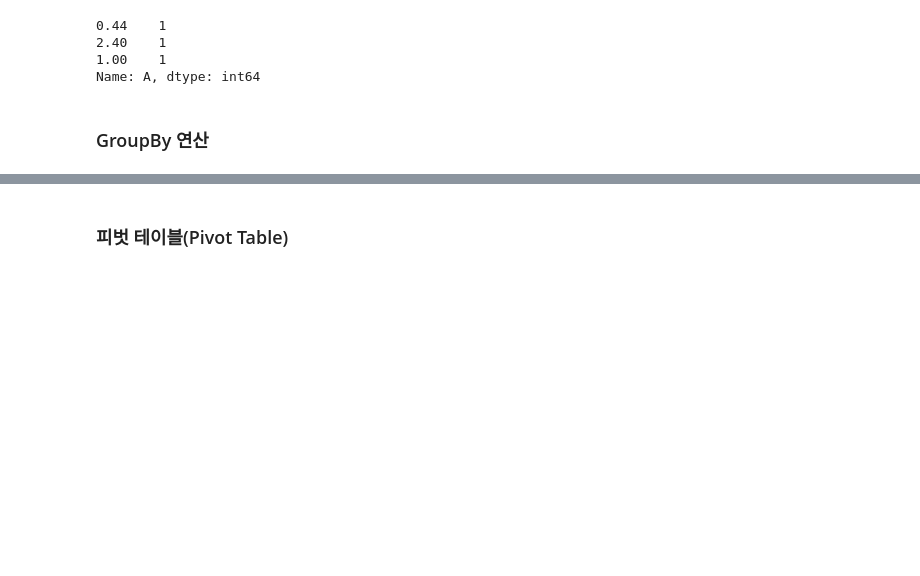
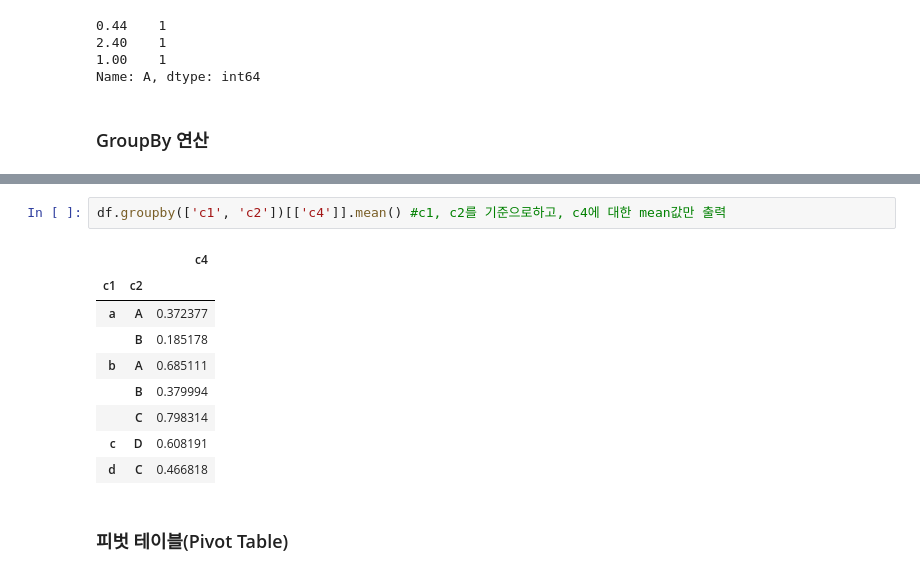
Before and after one commit to mkbahk/PandasLearning, a Jupyter notebook: _Pandas_한번에_제대로_배우기.ipynb, the cells around one changed output, grey strips where cells are left out. Cells and saved outputs as stored; diff of their text form; blank space fills up the shorter version.

```diff
--- a/_Pandas_한번에_제대로_배우기.ipynb
+++ b/_Pandas_한번에_제대로_배우기.ipynb
@@ -2610,3 +2749,15 @@ Name: A, dtype: int64
+# %%
+df.groupby(['c1', 'c2'])[['c4']].mean() #c1, c2를 기준으로하고, c4에 대한 mean값만 출력
+# %% [output]
+|  |  | c4 |
+| c1 | c2 |  |
+| a | A | 0.372377 |
+|  | B | 0.185178 |
+| b | A | 0.685111 |
+|  | B | 0.379994 |
+|  | C | 0.798314 |
+| c | D | 0.608191 |
+| d | C | 0.466818 |
 # %% [markdown]
 ### 피벗 테이블(Pivot Table)
 # %% [markdown]
```
Also changed, not shown: parts of 11 cells of this notebook.
